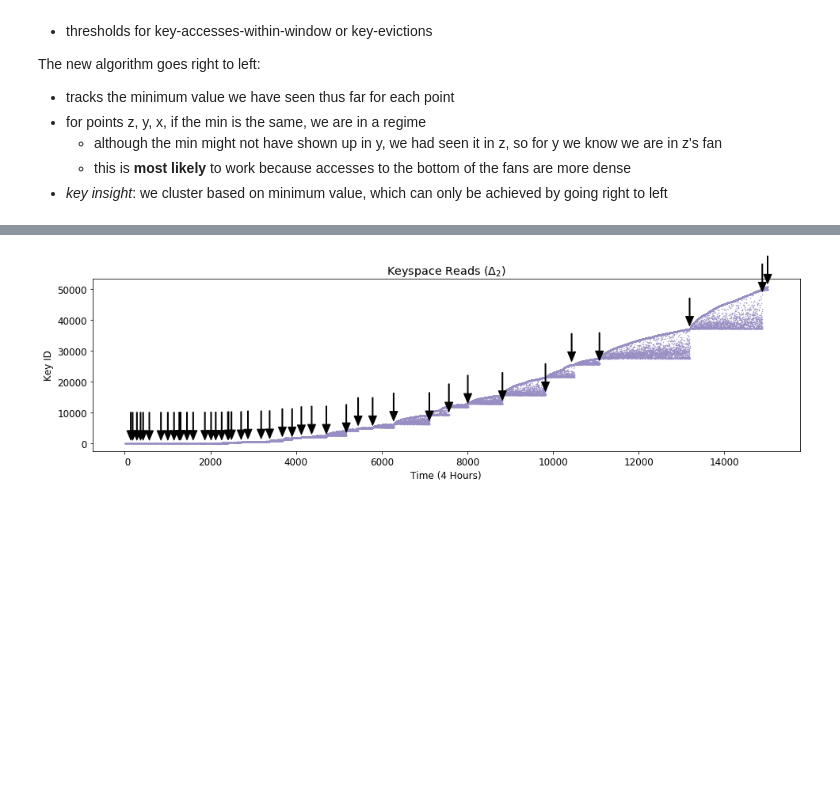
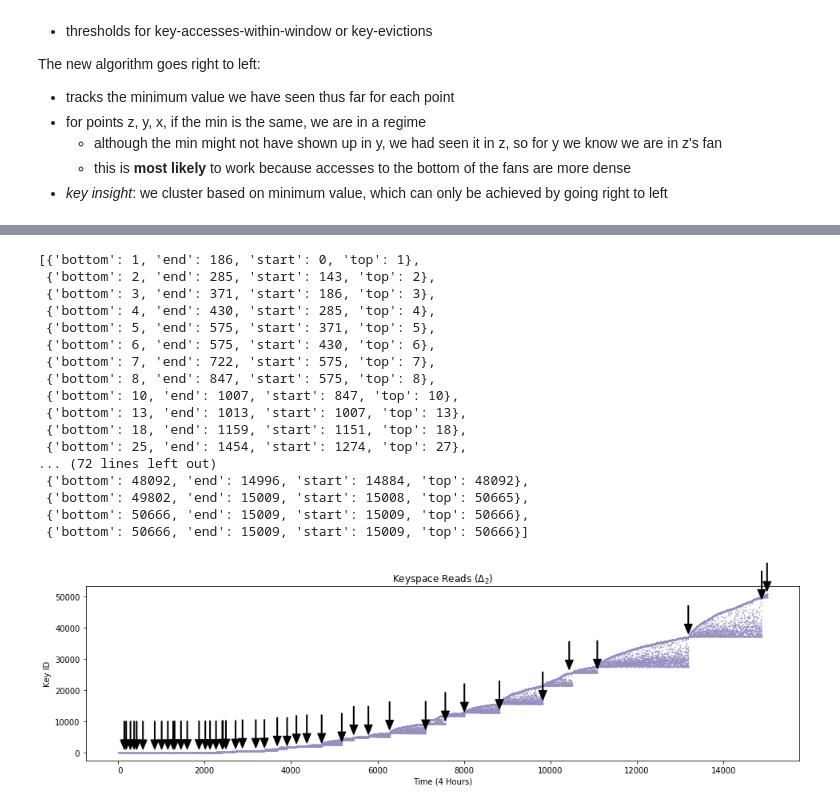
Before and after one commit to michaelsevilla/parsplice-ml-popper, a Jupyter notebook: experiments/keyspace-locality/viz/viz-regimes-cleanup.ipynb, the cells around one changed output, grey strips where cells are left out. Saved outputs shown, nothing was run; the diff lists cells and outputs as text; code cells hidden in the pictures; blank space fills up the shorter version.

```diff
--- a/experiments/keyspace-locality/viz/viz-regimes-cleanup.ipynb
+++ b/experiments/keyspace-locality/viz/viz-regimes-cleanup.ipynb
@@ -134,31 +134,49 @@ def find_regimes(df):
     fan['start'] = 0
     fans.append(fan)
     fans.reverse()
 
     regimes = []                         # 2nd pass: avoid false positives; check fan height
     for i in range(0, len(fans)-1):
         if fans[i]['top'] < fans[i+1]['bottom']:
             fans[i]['end'] = fans[i+1]['end']
             regimes.append(fans[i])
     regimes.append(fans[i])
     return regimes
 
 def plot_regimes(ax, regimes, window=5):
     ax.scatter(df['shift'].astype(int), df['id'].astype(int), s=0.1, color='#998ec3') # plot the keyspace (purple dots)
     ax.set_title(r'Keyspace Reads ($\Delta_2$)')
     ax.set_ylabel("Key ID")
     ax.set_xlabel("Time (4 Hours)")
     ax.set_yticklabels(['{:3.0f}'.format(x) for x in ax.get_yticks()])
     ax.set_xticklabels(['{:3.0f}'.format(x) for x in ax.get_xticks()])
 
     last_fan = regimes[0]                        # plot the fans
     for fan in regimes:
         if fan['start'] - last_fan['start'] > window:
             ax.annotate("",  arrowprops=props, ha="center", xy=(fan['start'], fan['top']+1000), xytext=(fan['start'], fan['top']+10000))
         last_fan = fan
 
 fig, ax = plt.subplots(1, 1, figsize=(16, 4))
 regimes = find_regimes(df)
 plot_regimes(ax, regimes)
+regimes
 # %% [output]
+[{'bottom': 1, 'end': 186, 'start': 0, 'top': 1},
+ {'bottom': 2, 'end': 285, 'start': 143, 'top': 2},
+ {'bottom': 3, 'end': 371, 'start': 186, 'top': 3},
+ {'bottom': 4, 'end': 430, 'start': 285, 'top': 4},
+ {'bottom': 5, 'end': 575, 'start': 371, 'top': 5},
+ {'bottom': 6, 'end': 575, 'start': 430, 'top': 6},
+ {'bottom': 7, 'end': 722, 'start': 575, 'top': 7},
+ {'bottom': 8, 'end': 847, 'start': 575, 'top': 8},
+ {'bottom': 10, 'end': 1007, 'start': 847, 'top': 10},
+ {'bottom': 13, 'end': 1013, 'start': 1007, 'top': 13},
+ {'bottom': 18, 'end': 1159, 'start': 1151, 'top': 18},
+ {'bottom': 25, 'end': 1454, 'start': 1274, 'top': 27},
+... (72 lines left out)
+ {'bottom': 48092, 'end': 14996, 'start': 14884, 'top': 48092},
+ {'bottom': 49802, 'end': 15009, 'start': 15008, 'top': 50665},
+ {'bottom': 50666, 'end': 15009, 'start': 15009, 'top': 50666},
+ {'bottom': 50666, 'end': 15009, 'start': 15009, 'top': 50666}]
-[figure, old version]
+[figure, new version]
```
Also changed, not shown: parts of 3 cells of this notebook, 5 other files.
